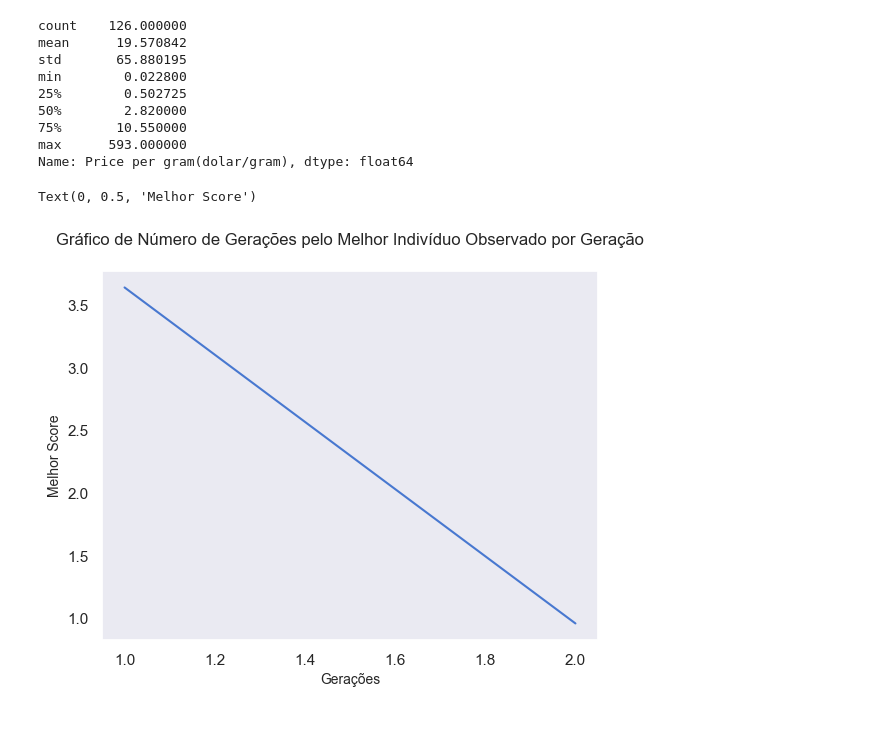
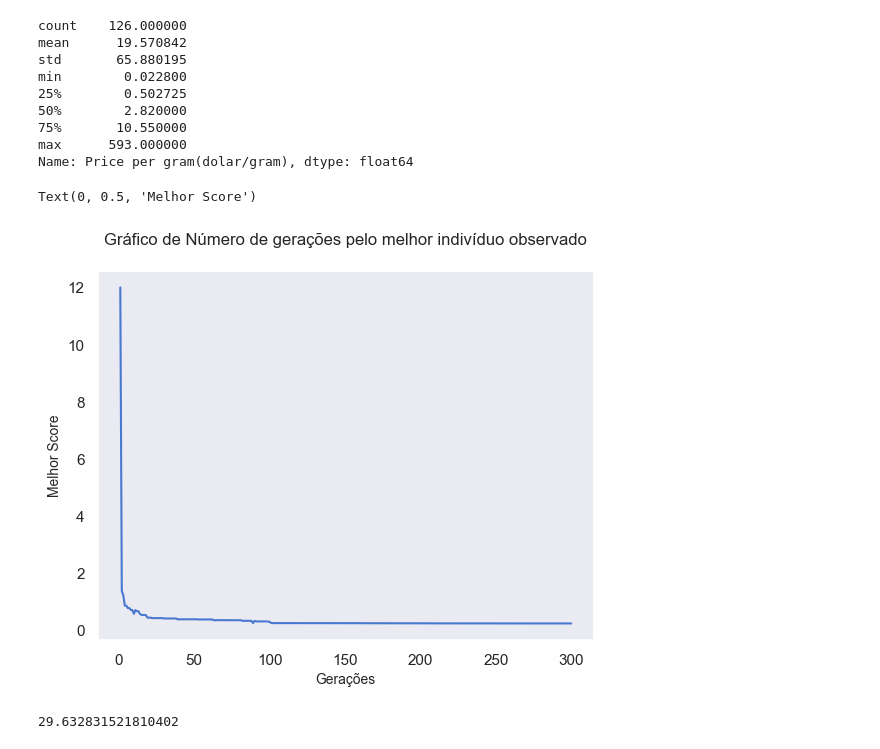
Before and after one commit to diogoplcarvalho/GlassNet_genetic_algorithms, a Jupyter notebook: algoritmo_genetico/algoritmo_genetico.ipynb, the cells around one changed output. Saved outputs shown, nothing was run; the diff lists cells and outputs as text; code cells hidden in the pictures.

```diff
--- a/algoritmo_genetico/algoritmo_genetico.ipynb
+++ b/algoritmo_genetico/algoritmo_genetico.ipynb
@@ -31,8 +31,8 @@ PRECOS = list(df_compounds_and_prices['Price per gram(dolar/gram)'])
 NUM_COMPOUNDS = len(COMPOUNDS)
 VALOR_MAX_COMPOUNDS = 20
 
-TAMANHO_POPULACAO = 1000
-NUM_GERACOES = 2
+TAMANHO_POPULACAO = 500
+NUM_GERACOES = 300
 CHANCE_DE_CRUZAMENTO = 0.5
 CHANCE_DE_MUTACAO = 0.05
 CHANCE_DE_MUTACAO_POR_GENE = 0.25
@@ -205,9 +203,20 @@ Name: Price per gram(dolar/gram), dtype: float64
 # %%
 sns.set(style='dark', palette='muted')
 plt.plot(geracoes,melhores_das_geracoes)
-plt.title('Gráfico de Número de Gerações pelo Melhor Indivíduo Observado por Geração\n', fontsize=12)
+plt.title('Gráfico de Número de gerações pelo melhor indivíduo observado\n', fontsize=12)
 plt.xlabel('Gerações', fontsize=10)
 plt.ylabel('Melhor Score', fontsize=10)
 # %% [output]
 Text(0, 0.5, 'Melhor Score')
-[figure, old version]
+[figure, new version]
+# %%
+populacao_valores = []
+for i in populacao:
+    if sum(i):
+        populacao_valores.append(sum(i))
+
+desvio_padrao_populacao = np.std(populacao_valores)
+
+desvio_padrao_populacao
+# %% [output]
+29.632831521810402
```
Also changed, not shown: parts of 16 cells of this notebook, 1 other file.
